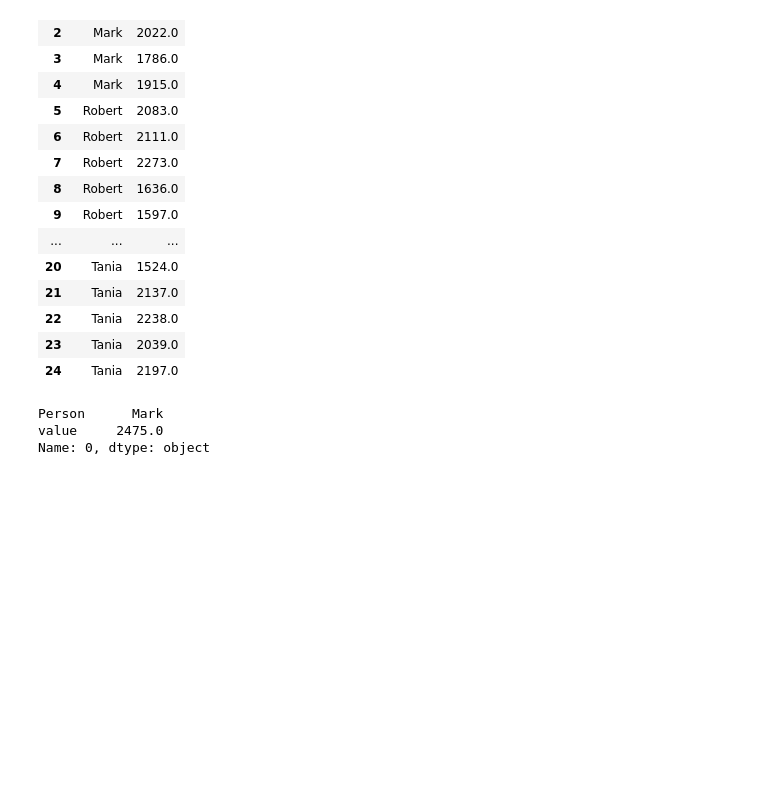
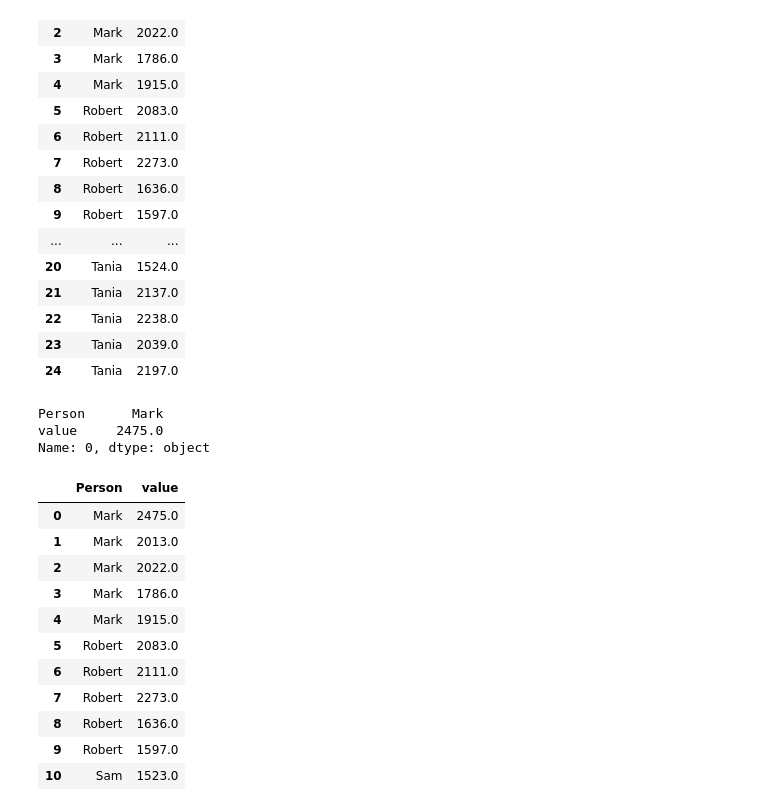
Before and after one commit to tkarshi/DataAnalytics-ADP, a Jupyter notebook: Untitled.ipynb, the cells around one changed output. Drawn from its saved outputs; the diff is of its cells as text; code cells hidden in the pictures; blank space fills up the shorter version.

```diff
--- a/Untitled.ipynb
+++ b/Untitled.ipynb
@@ -132,3 +132,18 @@ pd.melt(M1).loc[0]
 Person      Mark
 value     2475.0
 Name: 0, dtype: object
+# %%
+pd.melt(M1).loc[0:10]
+# %% [output]
+|  | Person | value |
+| 0 | Mark | 2475.0 |
+| 1 | Mark | 2013.0 |
+| 2 | Mark | 2022.0 |
+| 3 | Mark | 1786.0 |
+| 4 | Mark | 1915.0 |
+| 5 | Robert | 2083.0 |
+| 6 | Robert | 2111.0 |
+| 7 | Robert | 2273.0 |
+| 8 | Robert | 1636.0 |
+| 9 | Robert | 1597.0 |
+| 10 | Sam | 1523.0 |
```
Also changed, not shown: parts of 9 cells of this notebook.
